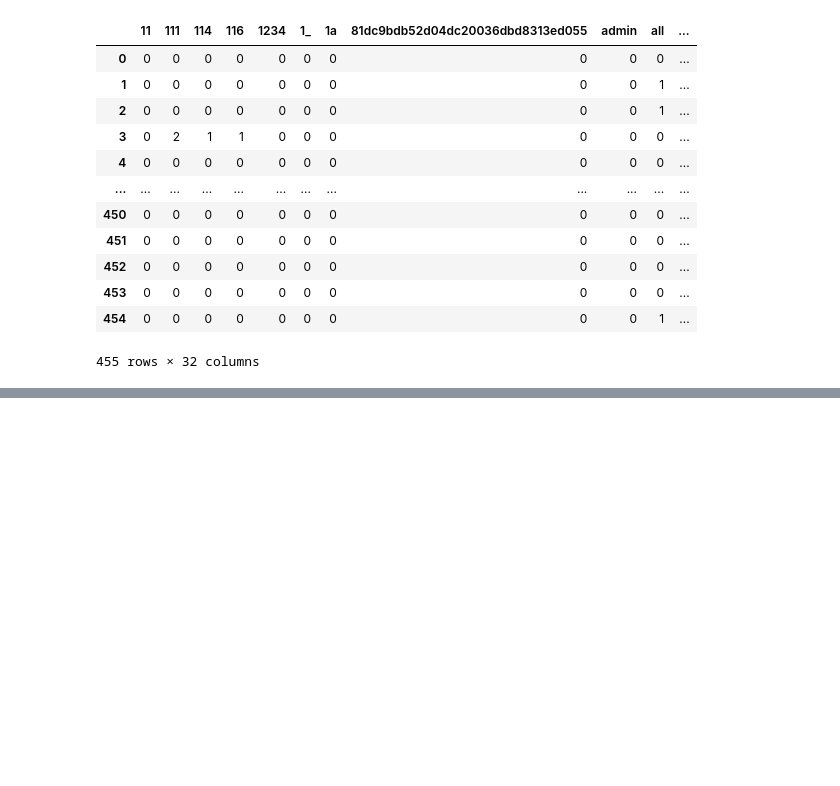
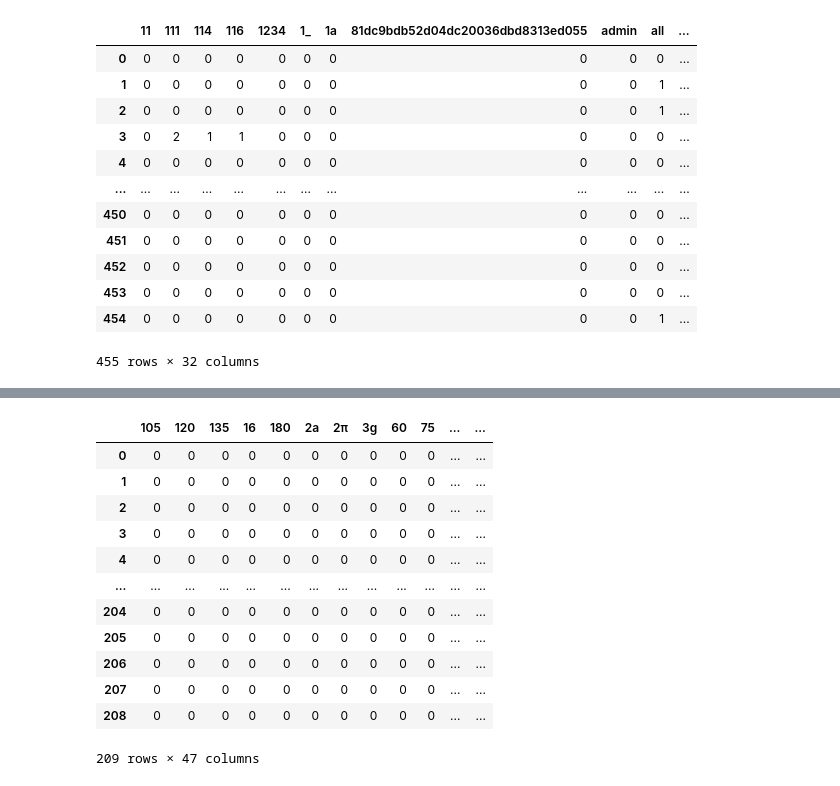
Before and after one commit to muchiking/IDS, a Jupyter notebook: IDS.ipynb, the cells around one changed output, grey strips where cells are left out. Saved outputs shown, nothing was run; the diff lists cells and outputs as text; code cells hidden in the pictures; blank space fills up the shorter version.

```diff
--- a/IDS.ipynb
+++ b/IDS.ipynb
@@ -77,0 +120,3 @@ table_MD
+# %%
+df_UK = [row['Query'] for index,row in df.iterrows() if row['Label'] == 'UK']
+df_UK
@@ -77,0 +141,23 @@ table_MD
+# %%
+vec3 = CountVectorizer()
+arr3 = vec3.fit_transform(df_UK)
+# vec3 = CountVectorizer()
+# arr3=vec3.fit_transform()
+table_UK=pd.DataFrame(arr3.toarray(), columns=vec3.get_feature_names())
+table_UK
+# print(arr3.toarray())
+# print(vec3.get_feature_names())
+# %% [output]
+|  | 105 | 120 | 135 | 16 | 180 | 2a | 2π | 3g | 60 | 75 | ... | ... |
+| 0 | 0 | 0 | 0 | 0 | 0 | 0 | 0 | 0 | 0 | 0 | ... | ... |
+| 1 | 0 | 0 | 0 | 0 | 0 | 0 | 0 | 0 | 0 | 0 | ... | ... |
+| 2 | 0 | 0 | 0 | 0 | 0 | 0 | 0 | 0 | 0 | 0 | ... | ... |
+| 3 | 0 | 0 | 0 | 0 | 0 | 0 | 0 | 0 | 0 | 0 | ... | ... |
+| 4 | 0 | 0 | 0 | 0 | 0 | 0 | 0 | 0 | 0 | 0 | ... | ... |
+| ... | ... | ... | ... | ... | ... | ... | ... | ... | ... | ... | ... | ... |
+| 204 | 0 | 0 | 0 | 0 | 0 | 0 | 0 | 0 | 0 | 0 | ... | ... |
+| 205 | 0 | 0 | 0 | 0 | 0 | 0 | 0 | 0 | 0 | 0 | ... | ... |
+| 206 | 0 | 0 | 0 | 0 | 0 | 0 | 0 | 0 | 0 | 0 | ... | ... |
+| 207 | 0 | 0 | 0 | 0 | 0 | 0 | 0 | 0 | 0 | 0 | ... | ... |
+| 208 | 0 | 0 | 0 | 0 | 0 | 0 | 0 | 0 | 0 | 0 | ... | ... |
+209 rows × 47 columns
```
Also changed, not shown: parts of 10 cells of this notebook.
